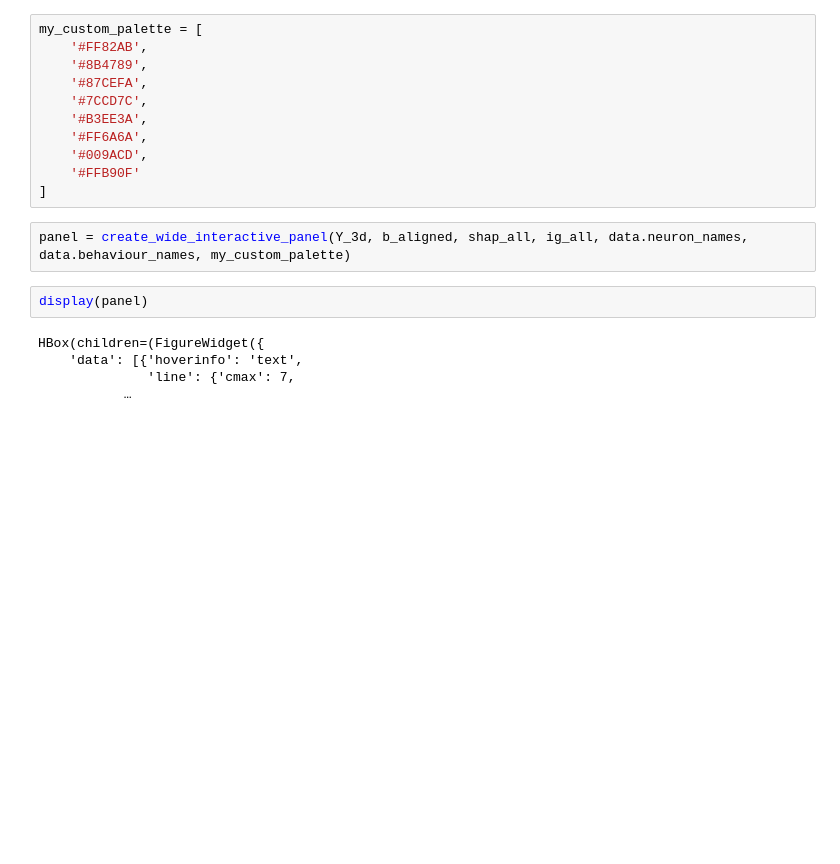
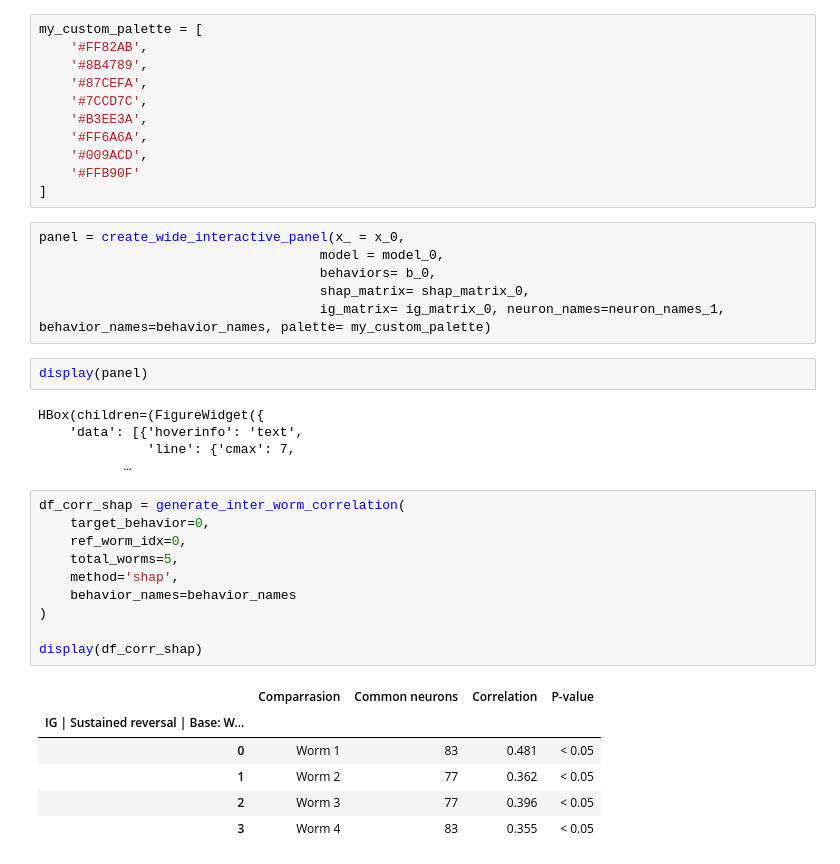
Before and after one commit to OlgaSieradzan/Bundle-Net-Project, a Jupyter notebook: code/Test.ipynb, the cells around one changed output. Saved outputs shown, nothing was run; the diff lists cells and outputs as text; blank space fills up the shorter version.

```diff
--- a/code/Test.ipynb
+++ b/code/Test.ipynb
@@ -202,7 +207,11 @@ my_custom_palette = [
     '#FFB90F'
 ]
 # %%
-panel = create_wide_interactive_panel(Y_3d, b_aligned, shap_all, ig_all, data.neuron_names, data.behaviour_names, my_custom_palette)
+panel = create_wide_interactive_panel(x_ = x_0,
+                                    model = model_0,
+                                    behaviors= b_0,
+                                    shap_matrix= shap_matrix_0,
+                                    ig_matrix= ig_matrix_0, neuron_names=neuron_names_1, behavior_names=behavior_names, palette= my_custom_palette)
 # %%
 display(panel)
 # %% [output]
@@ -210,3 +219,20 @@ HBox(children=(FigureWidget({
     'data': [{'hoverinfo': 'text',
               'line': {'cmax': 7,
            …
+# %%
+df_corr_shap = generate_inter_worm_correlation(
+    target_behavior=0,
+    ref_worm_idx=0,
+    total_worms=5,
+    method='shap',
+    behavior_names=behavior_names
+)
+
+display(df_corr_shap)
+# %% [output]
+|  | Comparrasion | Common neurons | Correlation | P-value |
+| IG | Sustained reversal | Base: W... |  |  |  |  |
+| 0 | Worm 1 | 83 | 0.481 | < 0.05 |
+| 1 | Worm 2 | 77 | 0.362 | < 0.05 |
+| 2 | Worm 3 | 77 | 0.396 | < 0.05 |
+| 3 | Worm 4 | 83 | 0.355 | < 0.05 |
```
Also changed, not shown: parts of 27 cells of this notebook, 39 other files.
